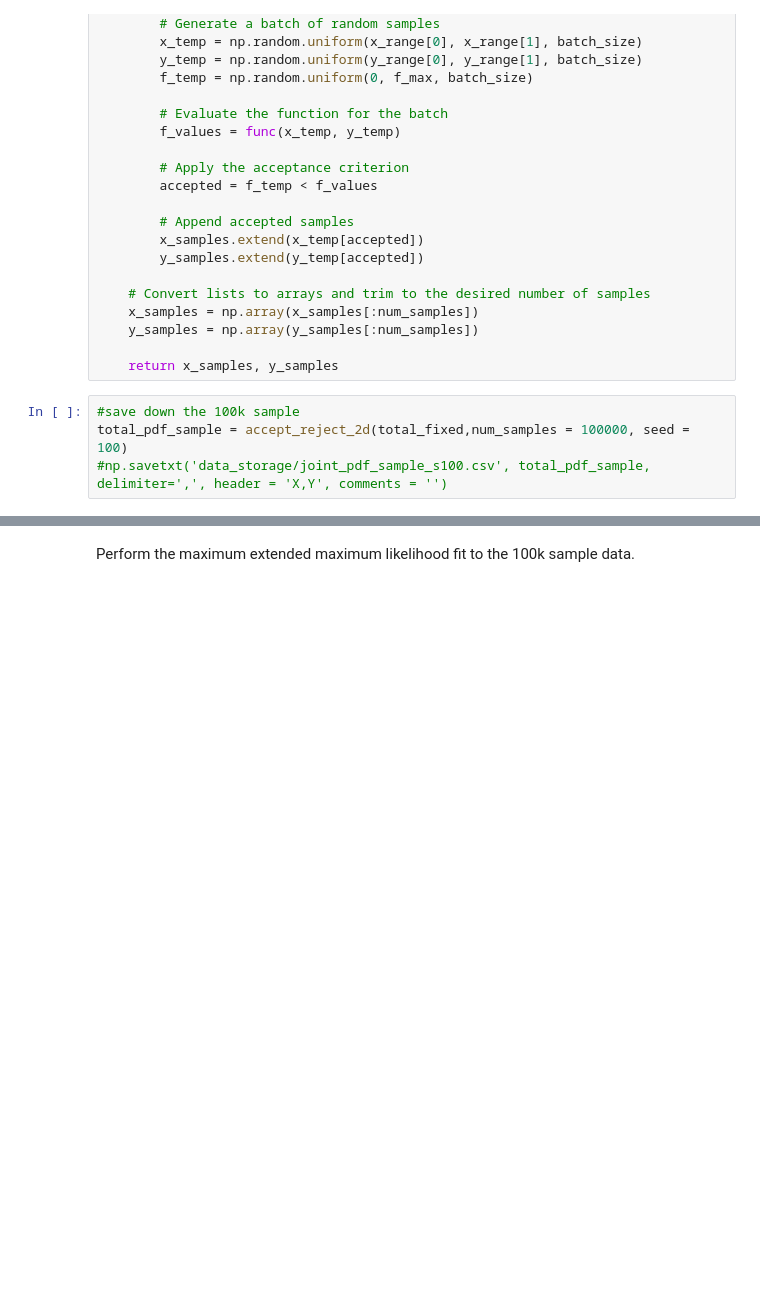
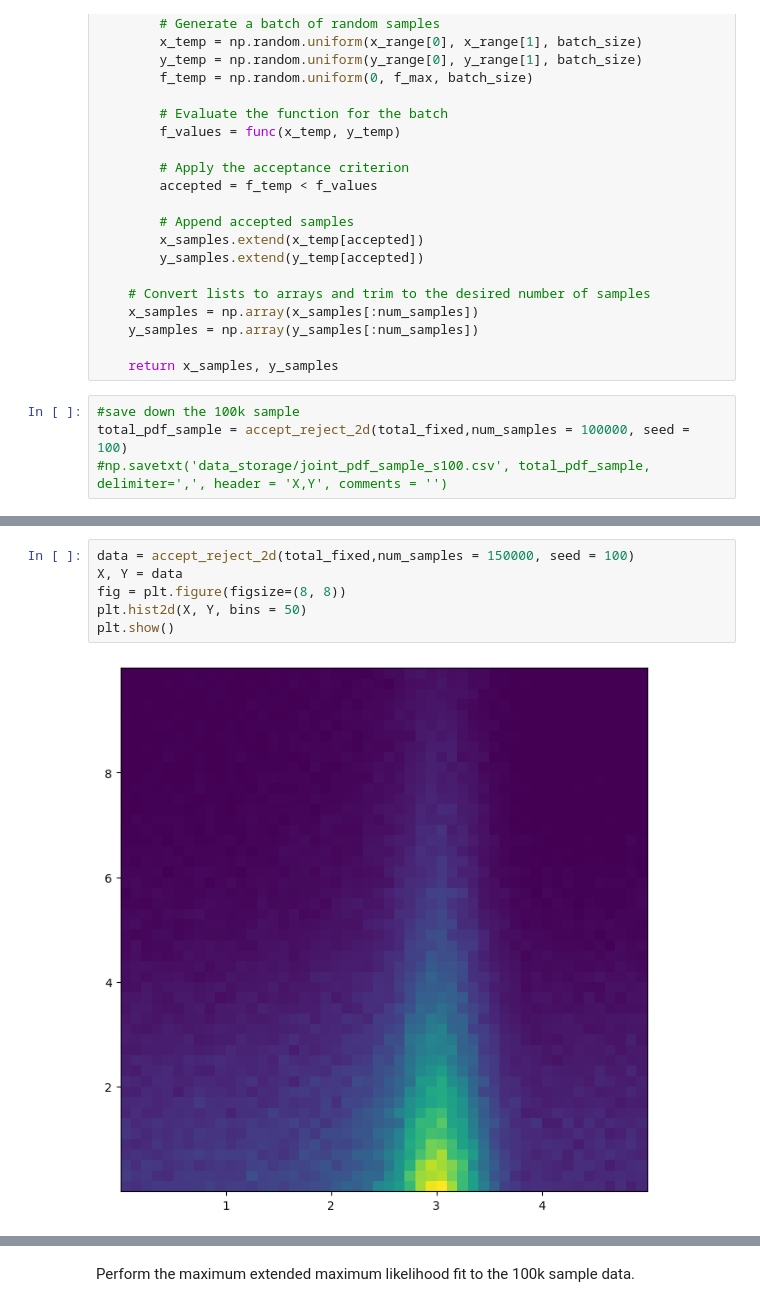
Before and after one commit to elizabethsztan/DIS_S1, a Jupyter notebook: s1_coursework.ipynb, the cells around one changed output, grey strips where cells are left out. Drawn from its saved outputs; the diff is of its cells as text; blank space fills up the shorter version.

```diff
--- a/s1_coursework.ipynb
+++ b/s1_coursework.ipynb
@@ -302,0 +372,8 @@ total_pdf_sample = accept_reject_2d(total_fixed,num_samples = 100000, seed = 100
+# %%
+data = accept_reject_2d(total_fixed,num_samples = 150000, seed = 100)
+X, Y = data
+fig = plt.figure(figsize=(8, 8))
+plt.hist2d(X, Y, bins = 50)
+plt.show()
+# %% [output]
+[figure, added]
```
Also changed, not shown: parts of 9 cells of this notebook, 4 other files.
